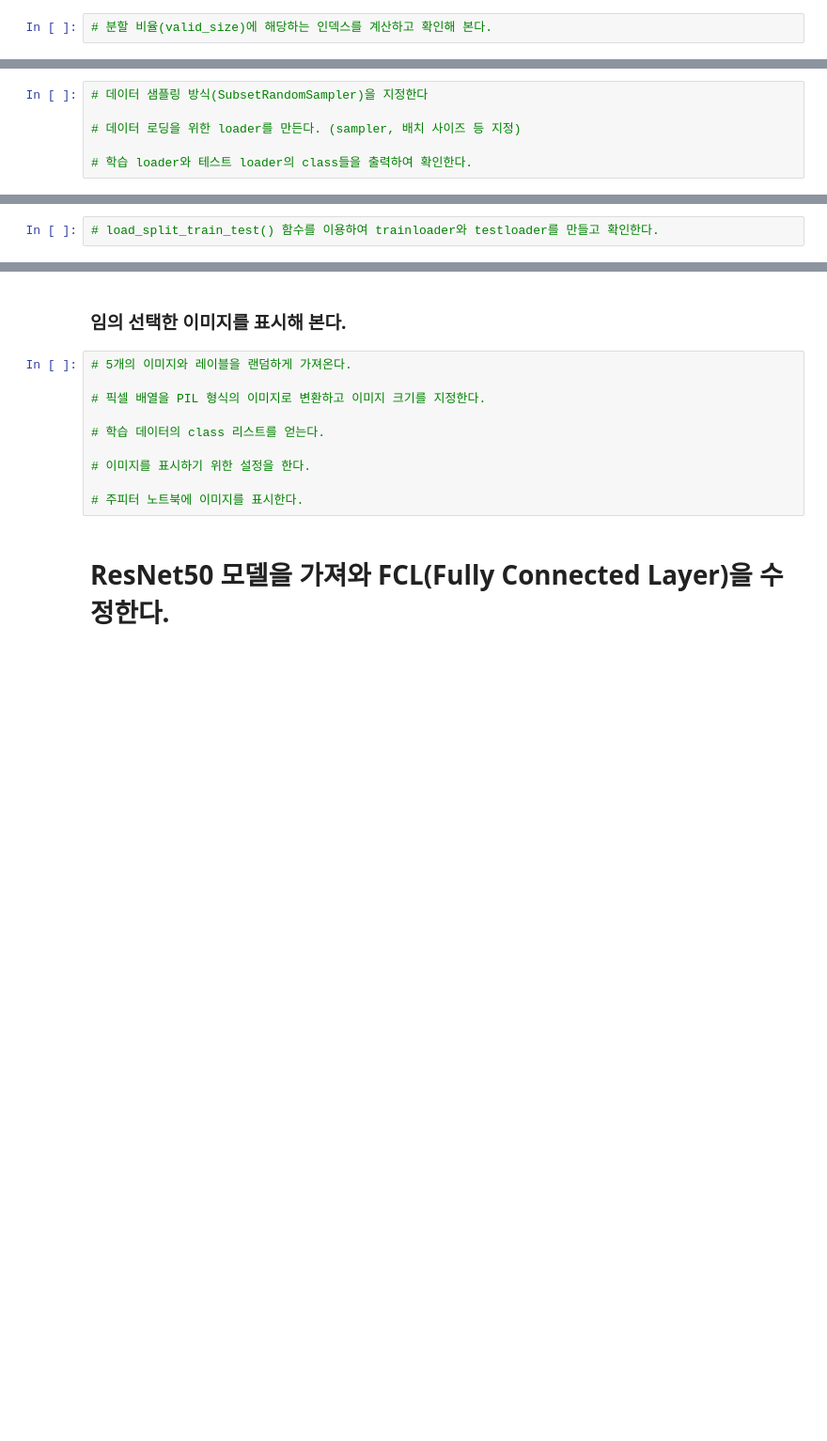
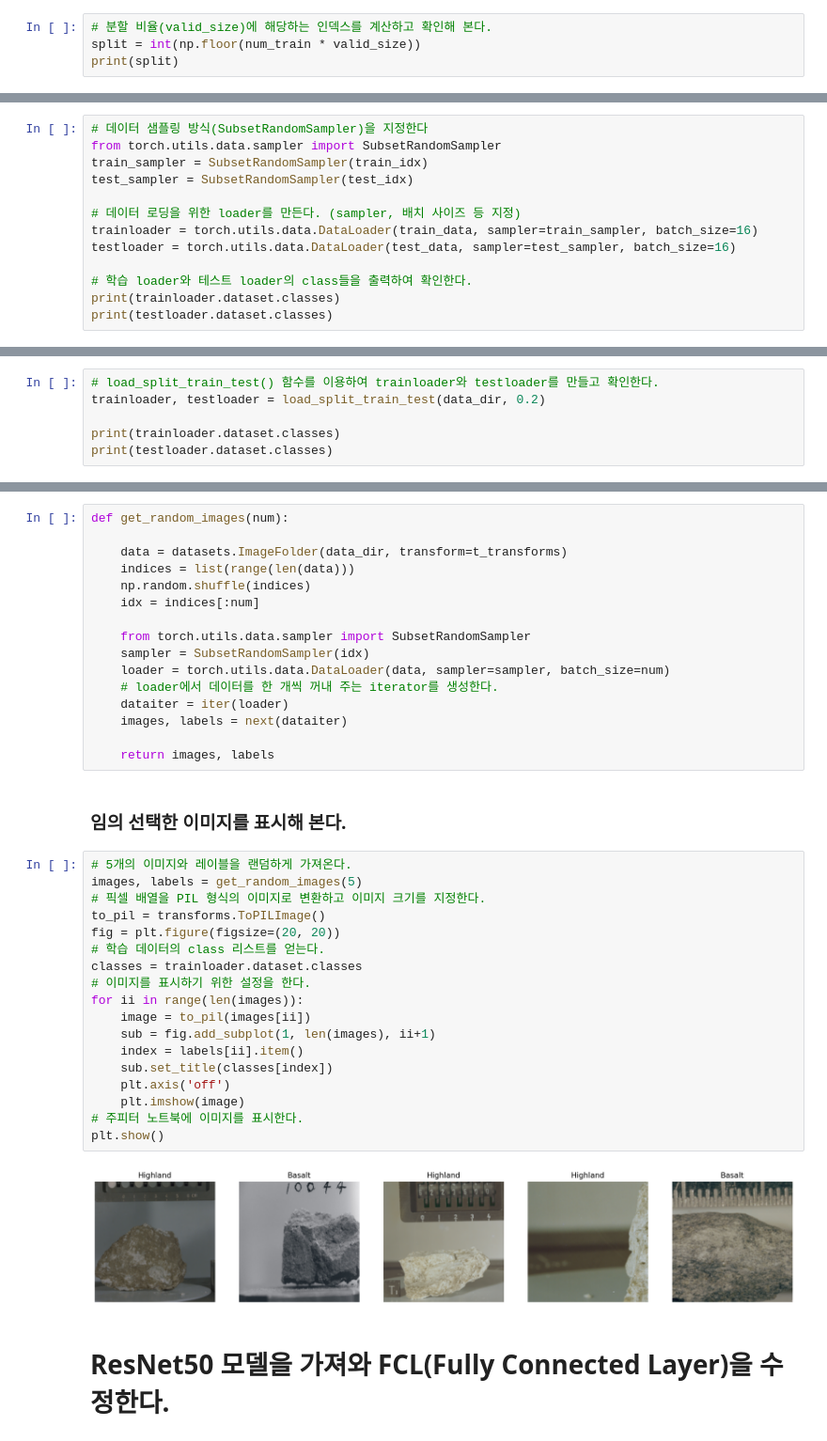
Before and after one commit to ChaeSeoyoung/DL-Excersize, a Jupyter notebook: notebooks/ClassifySpaceRockCode.ipynb, the cells around one changed output, grey strips where cells are left out. Shown at 94% size. Cells and saved outputs as stored; diff of their text form; blank space fills up the shorter version.

```diff
--- a/notebooks/ClassifySpaceRockCode.ipynb
+++ b/notebooks/ClassifySpaceRockCode.ipynb
@@ -52,3 +91,5 @@
 #### 3. 분할 비율(valid_size)에 따른 지점의 인덱스 값(split)을 계산한다.
 # %%
 # 분할 비율(valid_size)에 해당하는 인덱스를 계산하고 확인해 본다.
+split = int(np.floor(num_train * valid_size))
+print(split)
@@ -60,7 +110,14 @@
 #### 5. 데이터 세트들의 샘플러 및 로더를 만들고 확인한다.
 # %%
 # 데이터 샘플링 방식(SubsetRandomSampler)을 지정한다
+from torch.utils.data.sampler import SubsetRandomSampler
+train_sampler = SubsetRandomSampler(train_idx)
+test_sampler = SubsetRandomSampler(test_idx)
 
 # 데이터 로딩을 위한 loader를 만든다. (sampler, 배치 사이즈 등 지정)
+trainloader = torch.utils.data.DataLoader(train_data, sampler=train_sampler, batch_size=16)
+testloader = torch.utils.data.DataLoader(test_data, sampler=test_sampler, batch_size=16)
 
 # 학습 loader와 테스트 loader의 class들을 출력하여 확인한다.
+print(trainloader.dataset.classes)
+print(testloader.dataset.classes)
@@ -72,3 +156,7 @@
 ### load_split_train_test() 함수를 이용하여 trainloader, testloader를 생성한다.
 # %%
 # load_split_train_test() 함수를 이용하여 trainloader와 testloader를 만들고 확인한다.
+trainloader, testloader = load_split_train_test(data_dir, 0.2)
+
+print(trainloader.dataset.classes)
+print(testloader.dataset.classes)
@@ -76,18 +167,44 @@
 ## 이미지 데이터 샘플들을 살펴본다.
 # %% [markdown]
 ### 임의의 데이터를 로딩한 후 이미지와 레이블을 반환하는 get_random_images() 함수를 만든다.
+# %%
+def get_random_images(num):
+
+    data = datasets.ImageFolder(data_dir, transform=t_transforms)
+    indices = list(range(len(data)))
+    np.random.shuffle(indices)
+    idx = indices[:num]
+
+    from torch.utils.data.sampler import SubsetRandomSampler
+    sampler = SubsetRandomSampler(idx)
+    loader = torch.utils.data.DataLoader(data, sampler=sampler, batch_size=num)
+    # loader에서 데이터를 한 개씩 꺼내 주는 iterator를 생성한다.
+    dataiter = iter(loader)
+    images, labels = next(dataiter)
+
+    return images, labels
 # %% [markdown]
 ### 임의 선택한 이미지를 표시해 본다.
 # %%
 # 5개의 이미지와 레이블을 랜덤하게 가져온다.
-
+images, labels = get_random_images(5)
 # 픽셀 배열을 PIL 형식의 이미지로 변환하고 이미지 크기를 지정한다.
-
+to_pil = transforms.ToPILImage()
+fig = plt.figure(figsize=(20, 20))
 # 학습 데이터의 class 리스트를 얻는다.
-
+classes = trainloader.dataset.classes
 # 이미지를 표시하기 위한 설정을 한다.
-
+for ii in range(len(images)):
+    image = to_pil(images[ii])
+    sub = fig.add_subplot(1, len(images), ii+1)
+    index = labels[ii].item()
+    sub.set_title(classes[index])
+    plt.axis('off')
+    plt.imshow(image)
 # 주피터 노트북에 이미지를 표시한다.
+plt.show()
+# %% [output]
+[figure, added]
 # %% [markdown]
 # ResNet50 모델을 가져와 FCL(Fully Connected Layer)을 수정한다.
 # %% [markdown]
```
Also changed, not shown: parts of 26 cells of this notebook, 1 other file.
